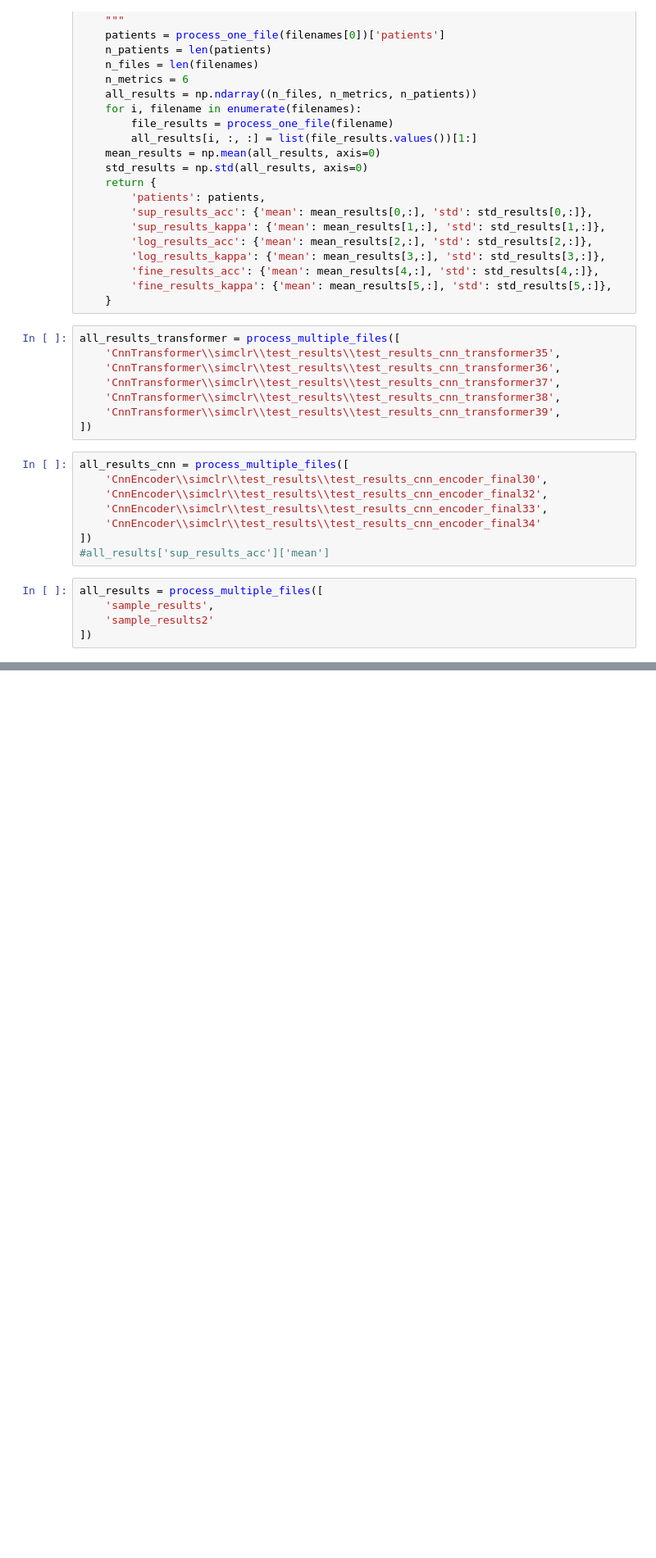
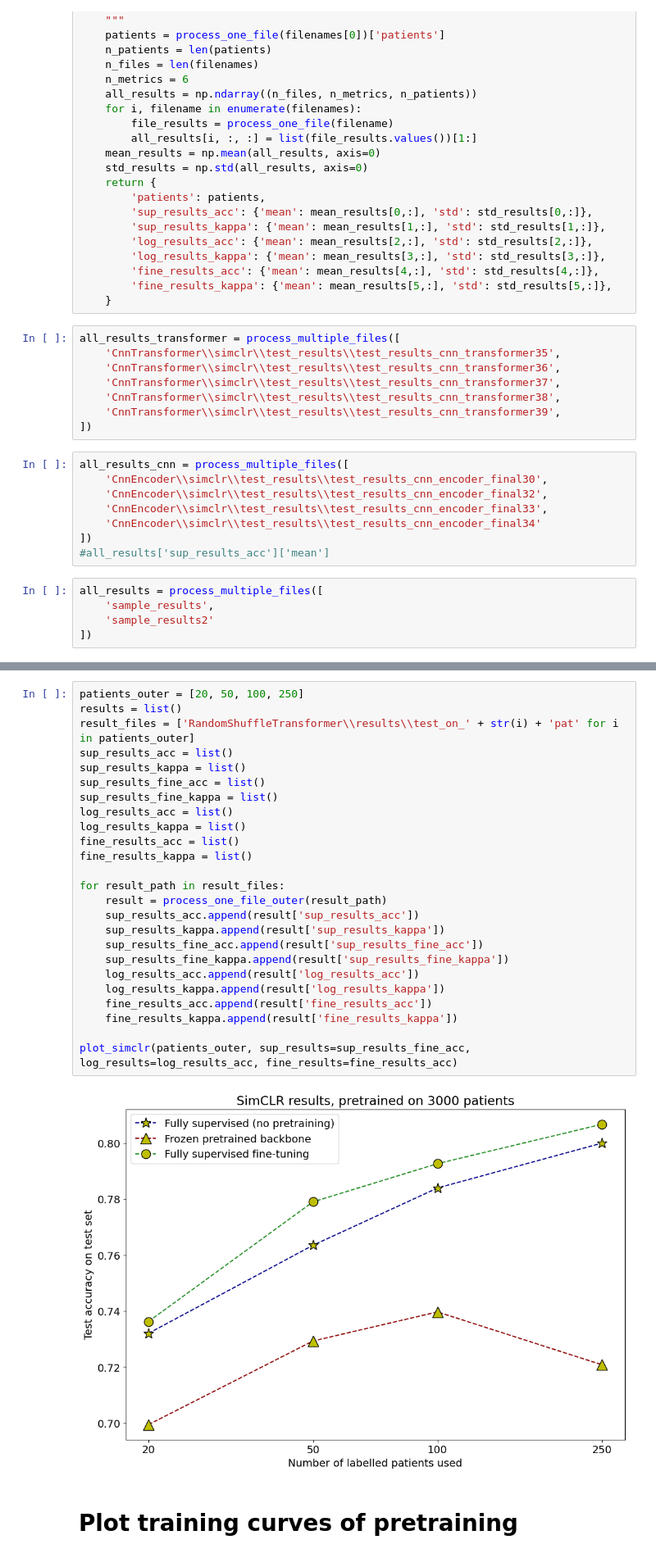
Before and after one commit to TomS55555/thesis, a Jupyter notebook: experiments/process_results.ipynb, the cells around one changed output, grey strips where cells are left out. Shown: that part at 82% size. Drawn from its saved outputs; the diff is of its cells as text; blank space fills up the shorter version.

```diff
--- a/experiments/process_results.ipynb
+++ b/experiments/process_results.ipynb
@@ -151,0 +175,29 @@ compare(patients=all_results_cnn['patients'], results_cnn=all_results_cnn, resul
+# %%
+patients_outer = [20, 50, 100, 250]
+results = list()
+result_files = ['RandomShuffleTransformer\\results\\test_on_' + str(i) + 'pat' for i in patients_outer]
+sup_results_acc = list()
+sup_results_kappa = list()
+sup_results_fine_acc = list()
+sup_results_fine_kappa = list()
+log_results_acc = list()
+log_results_kappa = list()
+fine_results_acc = list()
+fine_results_kappa = list()
+
+for result_path in result_files:
+    result = process_one_file_outer(result_path)
+    sup_results_acc.append(result['sup_results_acc'])
+    sup_results_kappa.append(result['sup_results_kappa'])
+    sup_results_fine_acc.append(result['sup_results_fine_acc'])
+    sup_results_fine_kappa.append(result['sup_results_fine_kappa'])
+    log_results_acc.append(result['log_results_acc'])
+    log_results_kappa.append(result['log_results_kappa'])
+    fine_results_acc.append(result['fine_results_acc'])
+    fine_results_kappa.append(result['fine_results_kappa'])
+
+plot_simclr(patients_outer, sup_results=sup_results_fine_acc, log_results=log_results_acc, fine_results=fine_results_acc)
+# %% [output]
+[figure, added]
+# %% [markdown]
+# Plot training curves of pretraining
```
Also changed, not shown: parts of 10 cells of this notebook, 11 other files.
